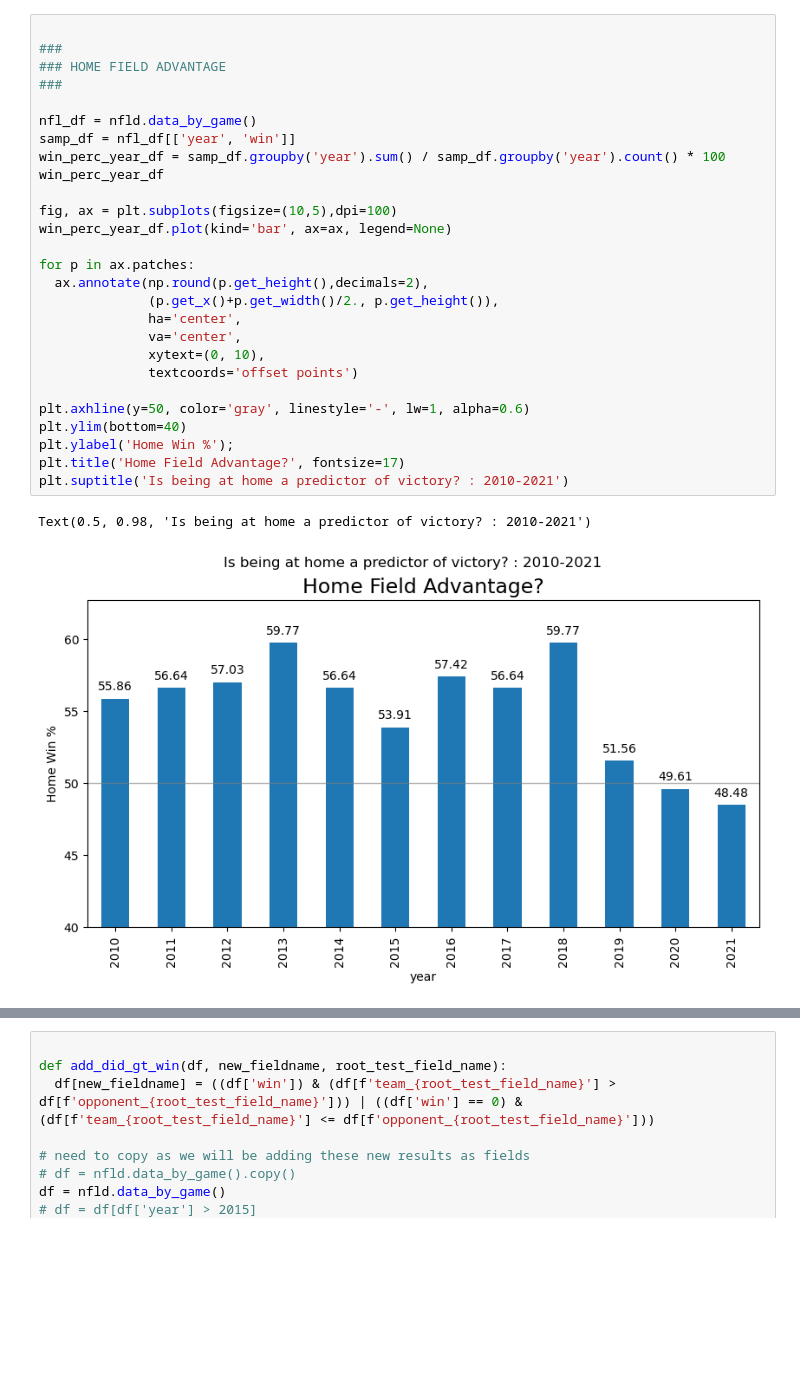
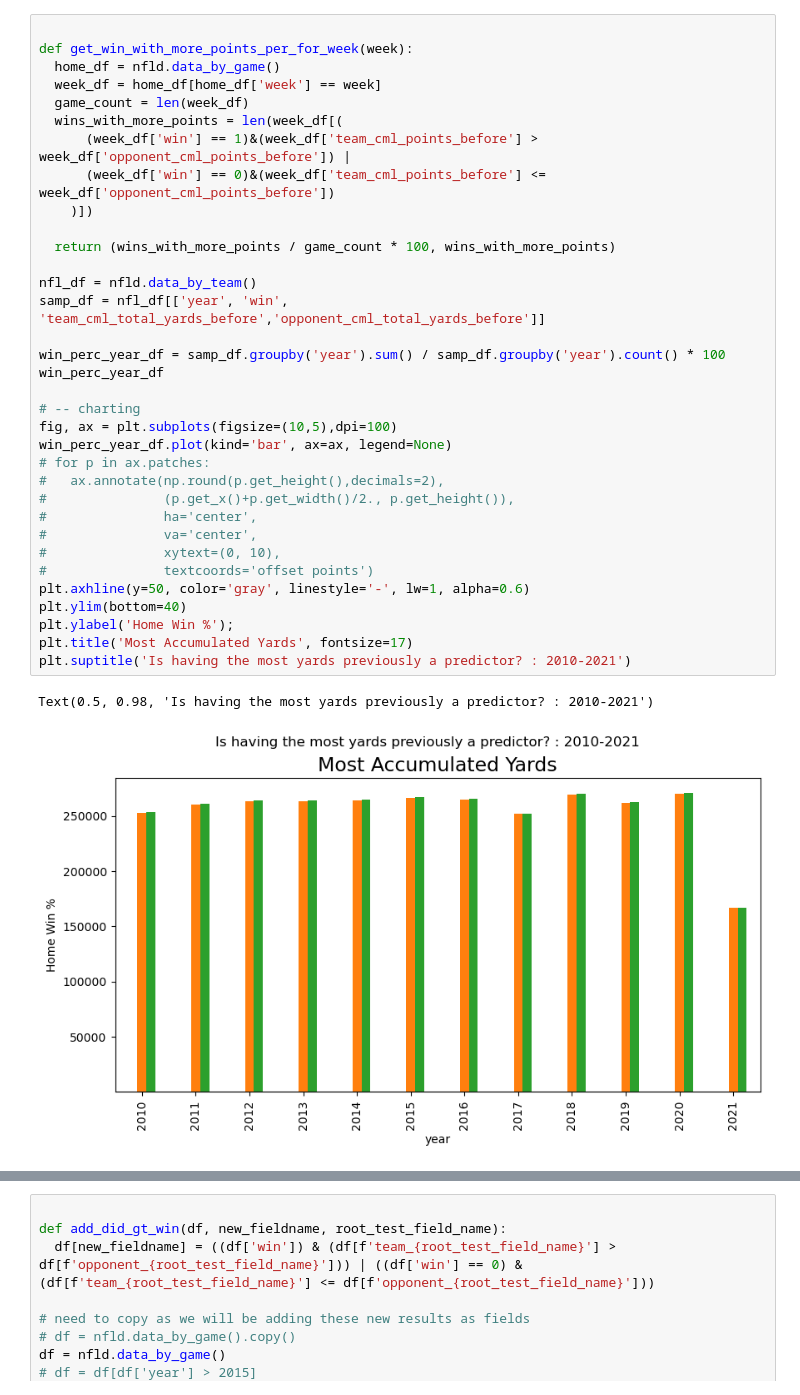
Before and after one commit to bladnman/footballing, a Jupyter notebook: notebooks/2.0.visualizations/working_viz.ipynb, the cells around one changed output, grey strips where cells are left out. Saved outputs shown, nothing was run; the diff lists cells and outputs as text; blank space fills up the shorter version.

```diff
--- a/notebooks/2.0.visualizations/working_viz.ipynb
+++ b/notebooks/2.0.visualizations/working_viz.ipynb
@@ -11,31 +13,38 @@ DATA_PATH = '../../data'
 nfld = gu.NFL_Data(DATA_PATH)
 # %%
 
-###
-### HOME FIELD ADVANTAGE
-###
+def get_win_with_more_points_per_for_week(week):
+  home_df = nfld.data_by_game()
+  week_df = home_df[home_df['week'] == week]
+  game_count = len(week_df)
+  wins_with_more_points = len(week_df[(
+      (week_df['win'] == 1)&(week_df['team_cml_points_before'] > week_df['opponent_cml_points_before']) |
+      (week_df['win'] == 0)&(week_df['team_cml_points_before'] <= week_df['opponent_cml_points_before'])
+    )])
 
-nfl_df = nfld.data_by_game()
-samp_df = nfl_df[['year', 'win']]
+  return (wins_with_more_points / game_count * 100, wins_with_more_points)
+
+nfl_df = nfld.data_by_team()
+samp_df = nfl_df[['year', 'win', 'team_cml_total_yards_before','opponent_cml_total_yards_before']]
+
 win_perc_year_df = samp_df.groupby('year').sum() / samp_df.groupby('year').count() * 100
 win_perc_year_df
 
+# -- charting
 fig, ax = plt.subplots(figsize=(10,5),dpi=100)
 win_perc_year_df.plot(kind='bar', ax=ax, legend=None)
-
-for p in ax.patches:
-  ax.annotate(np.round(p.get_height(),decimals=2),
-              (p.get_x()+p.get_width()/2., p.get_height()),
-              ha='center',
-              va='center',
-              xytext=(0, 10),
-              textcoords='offset points')
-
+# for p in ax.patches:
+#   ax.annotate(np.round(p.get_height(),decimals=2),
+#               (p.get_x()+p.get_width()/2., p.get_height()),
+#               ha='center',
+#               va='center',
+#               xytext=(0, 10),
+#               textcoords='offset points')
 plt.axhline(y=50, color='gray', linestyle='-', lw=1, alpha=0.6)
 plt.ylim(bottom=40)
 plt.ylabel('Home Win %');
-plt.title('Home Field Advantage?', fontsize=17)
-plt.suptitle('Is being at home a predictor of victory? : 2010-2021')
+plt.title('Most Accumulated Yards', fontsize=17)
+plt.suptitle('Is having the most yards previously a predictor? : 2010-2021')
 # %% [output]
-Text(0.5, 0.98, 'Is being at home a predictor of victory? : 2010-2021')
+Text(0.5, 0.98, 'Is having the most yards previously a predictor? : 2010-2021')
-[figure, old version]
+[figure, new version]
```
Also changed, not shown: parts of 4 cells of this notebook, 5 other files.
